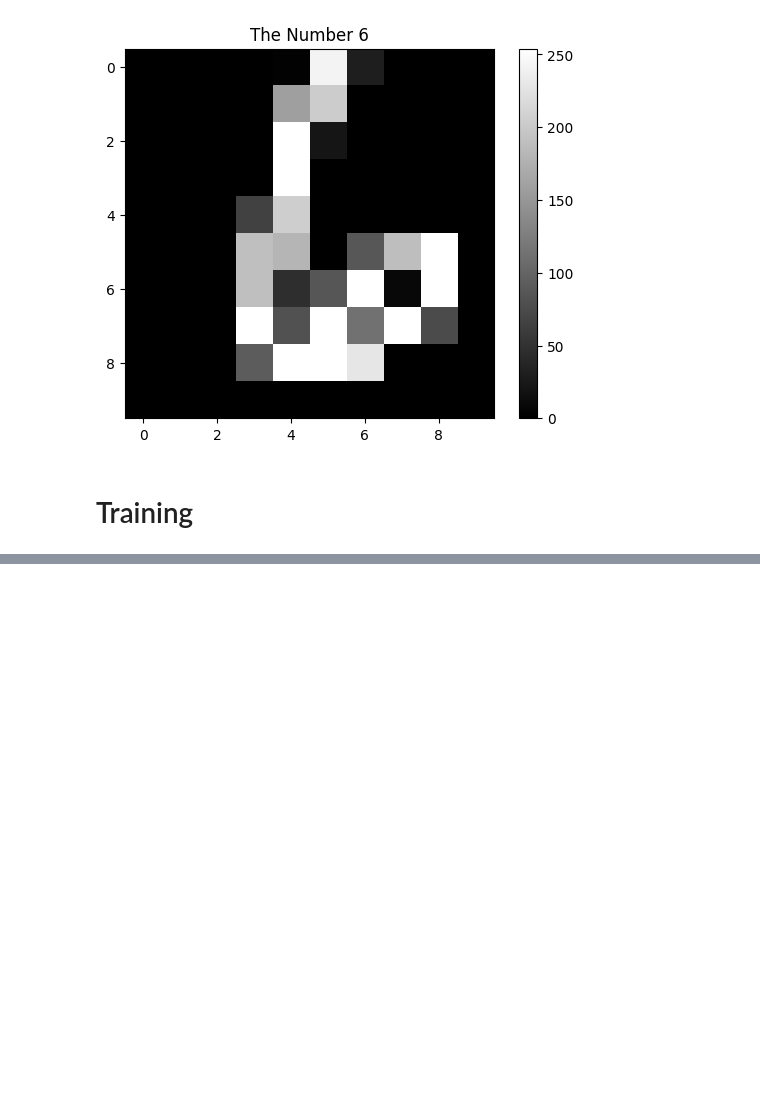
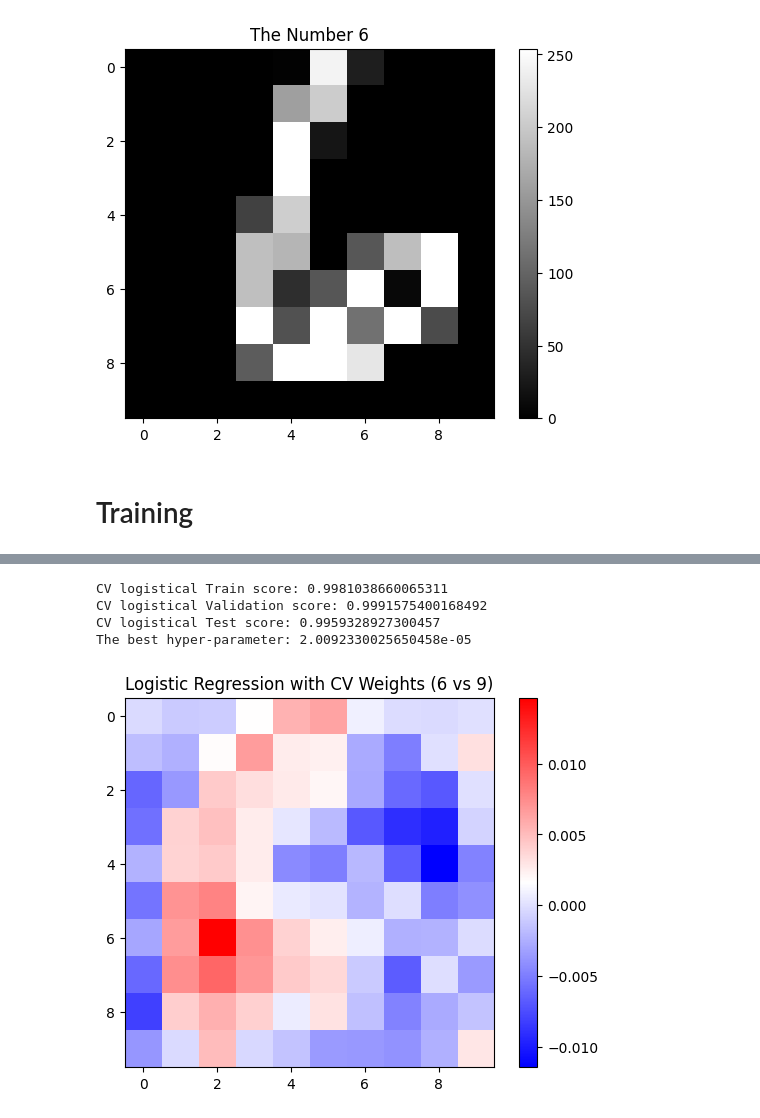
Before and after one commit to flopez0294/CSE176MLProject, a Jupyter notebook: main.ipynb, the cells around one changed output, grey strips where cells are left out. Saved outputs shown, nothing was run; the diff lists cells and outputs as text; code cells hidden in the pictures; blank space fills up the shorter version.

```diff
--- a/main.ipynb
+++ b/main.ipynb
@@ -64,0 +108,4 @@ print(df)
+# %%
+logSpace = np.logspace(-5,5, 100)
+logisticCV = LogisticRegressionCV(Cs = logSpace, cv = 10, solver="liblinear", penalty="l2", random_state=1)
+logisticCV.fit(x_train, y_train)
@@ -64,0 +141,3 @@ print(df)
+# %%
+# refit model
+logisticCV.fit(X, Y)
@@ -64,0 +158,27 @@ print(df)
+# %%
+pred_train = logisticCV.predict(x_train)
+pred_val = logisticCV.predict(x_val)
+
+pred_train_score = accuracy_score(y_train, pred_train)
+pred_val_score = accuracy_score(y_val, pred_val)
+print(f"CV logistical Train score: {pred_train_score}")
+print(f"CV logistical Validation score: {pred_val_score}")
+
+pred_test = logisticCV.predict(x_test)
+pred_test_score = accuracy_score(y_test, pred_test)
+print(f"CV logistical Test score: {pred_test_score}")
+print(f"The best hyper-parameter: {logisticCV.C_[0]}")
+# %% [output]
+CV logistical Train score: 0.9981038660065311
+CV logistical Validation score: 0.9991575400168492
+CV logistical Test score: 0.9959328927300457
+The best hyper-parameter: 2.0092330025650458e-05
+# %%
+weights = logisticCV.coef_.reshape(10, 10)
+
+plt.imshow(weights, cmap="bwr")  # blue = negative, red = positive
+plt.colorbar()
+plt.title("Logistic Regression with CV Weights (6 vs 9)")
+plt.show()
+# %% [output]
+[figure, added]
```
Also changed, not shown: parts of 14 cells of this notebook.
